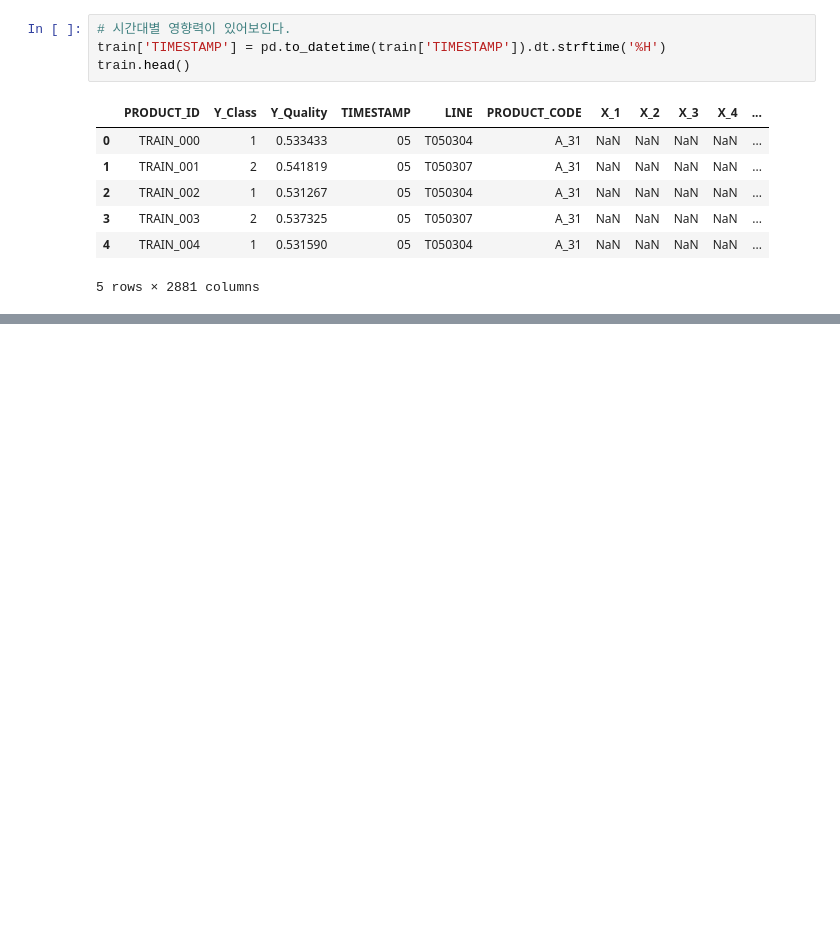
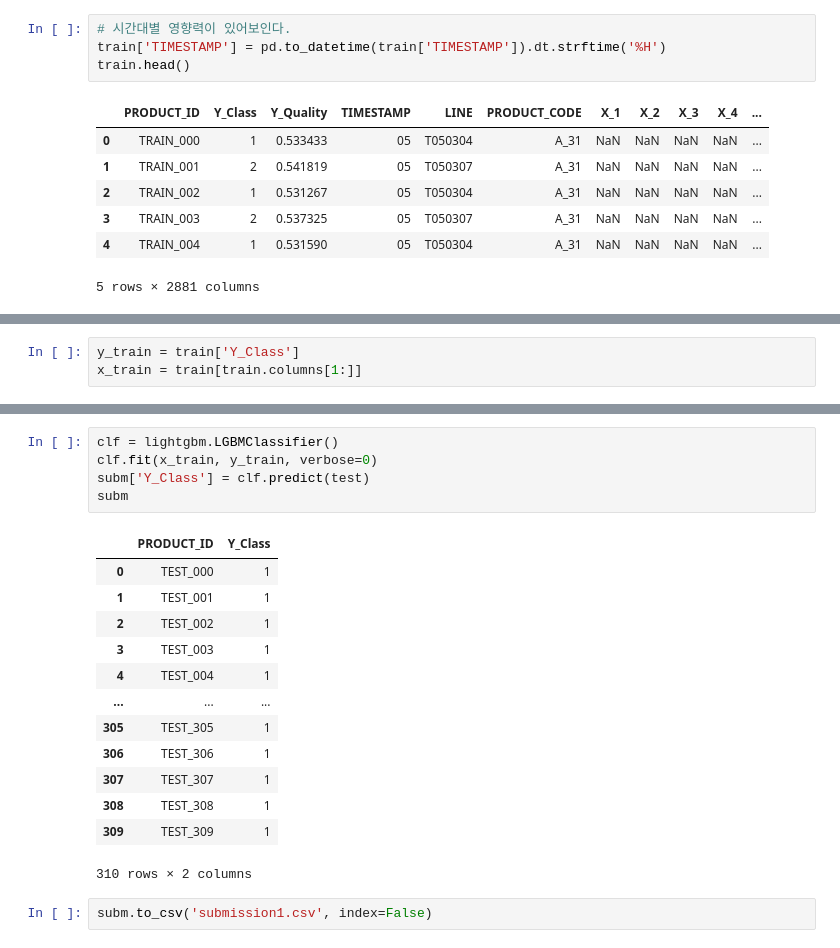
Before and after one commit to Sungjeonghyun/LG_Aimers_2nd, a Jupyter notebook: 정현/EDA.ipynb, the cells around one changed output, grey strips where cells are left out. Cells and saved outputs as stored; diff of their text form; blank space fills up the shorter version.

```diff
--- a/정현/EDA.ipynb
+++ b/정현/EDA.ipynb
@@ -222,0 +259,3 @@ train.head()
+# %%
+y_train = train['Y_Class']
+x_train = train[train.columns[1:]]
@@ -222,0 +329,21 @@ train.head()
+# %%
+clf = lightgbm.LGBMClassifier()
+clf.fit(x_train, y_train, verbose=0)
+subm['Y_Class'] = clf.predict(test)
+subm
+# %% [output]
+|  | PRODUCT_ID | Y_Class |
+| 0 | TEST_000 | 1 |
+| 1 | TEST_001 | 1 |
+| 2 | TEST_002 | 1 |
+| 3 | TEST_003 | 1 |
+| 4 | TEST_004 | 1 |
+| ... | ... | ... |
+| 305 | TEST_305 | 1 |
+| 306 | TEST_306 | 1 |
+| 307 | TEST_307 | 1 |
+| 308 | TEST_308 | 1 |
+| 309 | TEST_309 | 1 |
+310 rows × 2 columns
+# %%
+subm.to_csv('submission1.csv', index=False)
```
Also changed, not shown: parts of 27 cells of this notebook, 1 other file.
